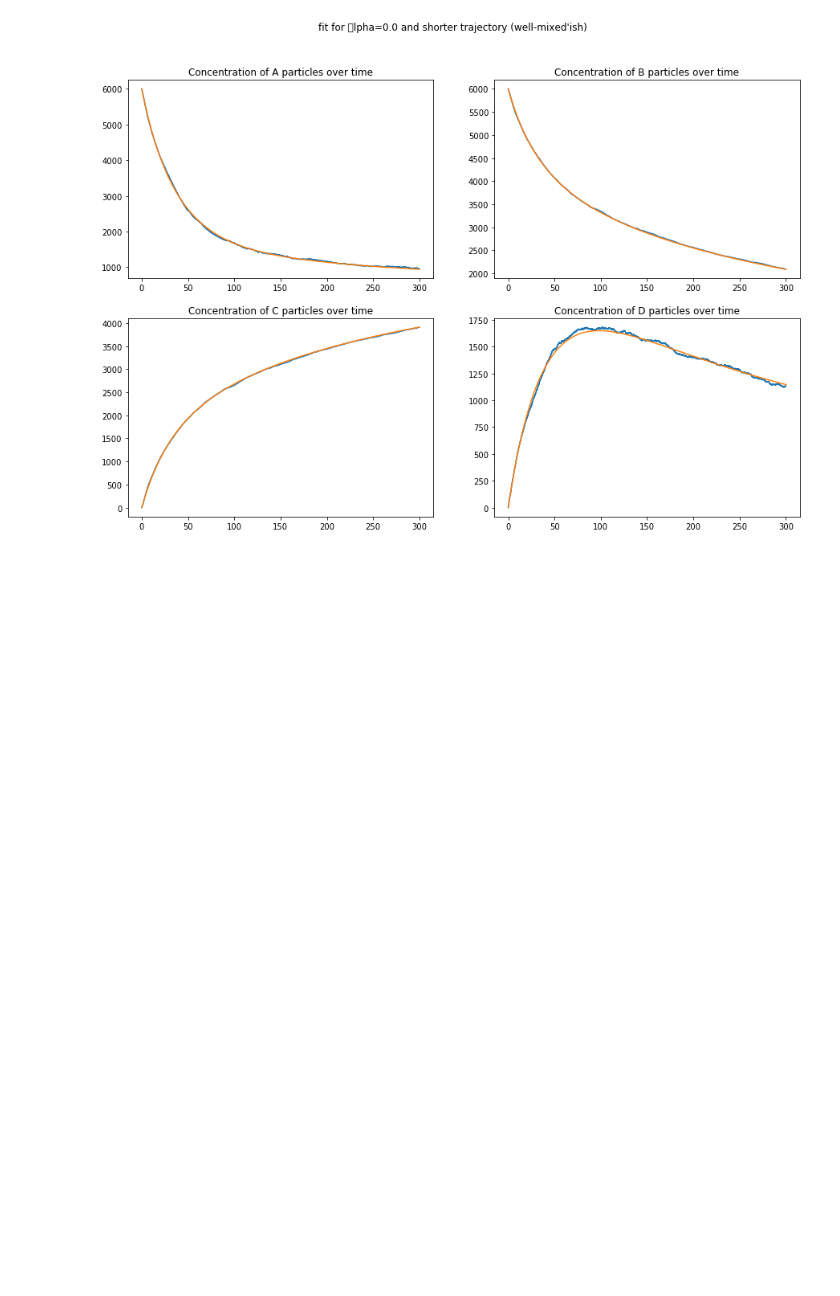
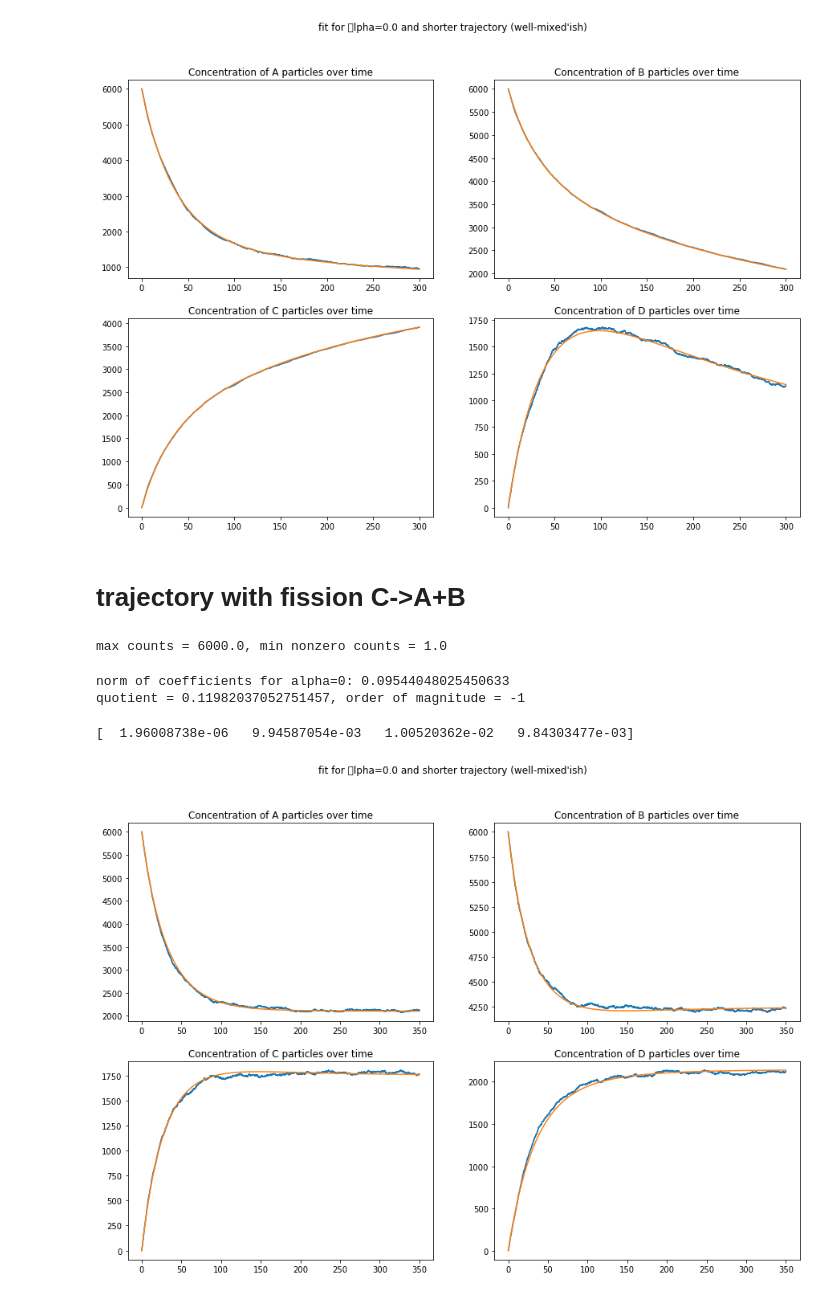
Before and after one commit to readdy/readdy_learn, a Jupyter notebook: analyze/find_lasso_parameter.ipynb, the cells around one changed output. Drawn from its saved outputs; the diff is of its cells as text; code cells hidden in the pictures; blank space fills up the shorter version.

```diff
--- a/analyze/find_lasso_parameter.ipynb
+++ b/analyze/find_lasso_parameter.ipynb
@@ -136,10 +123,10 @@ traj.add_conversion(3, 0) # D -> A
 traj.add_conversion(0, 2) # A -> C
 traj.add_conversion(1, 2) # B -> C
 traj.add_conversion(2, 3) # C -> D
-traj._update()
+traj.update()
 
 cv = pat.CV(traj)
-alpha = find_alpha(cv, n_grid_points=5, train_indices=range(0, traj.n_time_steps//4), test_indices=range(traj.n_time_steps//4, 2*traj.n_time_steps//4))
+alpha = cv.find_alpha(n_grid_points=5, train_indices=range(0, traj.n_time_steps//4), test_indices=range(traj.n_time_steps//4, 2*traj.n_time_steps//4))
 print("found alpha=%s" % alpha)
 xi = traj.estimate(0)
 # %% [output]
@@ -164,3 +151,52 @@ for i in range(traj.n_species):
 plt.show()
 # %% [output]
 [figure]
+# %% [markdown]
+# trajectory with fission C->A+B
+# %%
+traj = pat.Trajectory("../generate/simple_trajectory_3.h5")
+traj.counts = traj.counts[:70*500]
+traj.add_fusion(0, 1, 2)  # A + B -> C
+traj.add_fusion(0, 2, 3)  # A + C -> D
+traj.add_fusion(0, 3, 2)  # A + D -> C
+traj.add_fusion(1, 2, 3)  # B + C -> D
+traj.add_fission(2, 0, 1) # C -> A + B
+traj.add_fission(0, 1, 2) # A -> B + C
+traj.add_conversion(0, 1) # A -> B
+traj.add_conversion(0, 3) # A -> D
+traj.add_conversion(3, 0) # D -> A
+traj.add_conversion(0, 2) # A -> C
+traj.add_conversion(1, 2) # B -> C
+traj.add_conversion(2, 3) # C -> D
+traj.update()
+# %% [output]
+max counts = 6000.0, min nonzero counts = 1.0
+# %%
+cv = pat.CV(traj)
+alpha, cv_result = cv.find_alpha(return_cv_result=True, n_grid_points=6432, train_indices=range(0, traj.n_time_steps//3), test_indices=range(traj.n_time_steps//3, traj.n_time_steps))
+print("found alpha=%s" % alpha)
+# %% [output]
+norm of coefficients for alpha=0: 0.09544048025450633
+quotient = 0.11982037052751457, order of magnitude = -1
+# %%
+xi = traj.estimate(alpha)
+# %%
+print(xi)
+# %% [output]
+[  1.96008738e-06   9.94587054e-03   1.00520362e-02   9.84303477e-03]
+# %%
+def fun(data, _):
+    theta = np.array([f(data) for f in traj.thetas])
+    return np.matmul(xi, theta)
+f, ((ax1, ax2), (ax3, ax4)) = plt.subplots(nrows=2, ncols=2, figsize=(15, 10))
+f.suptitle("fit for \alpha=%s and shorter trajectory (well-mixed'ish)" % alpha)
+num_solution = odeint(fun, traj.counts[0], np.arange(0, traj.n_time_steps*.01, .01))
+axes = [ax1, ax2, ax3, ax4]
+labels=["A", "B", "C", "D"]
+for i in range(traj.n_species):
+    axes[i].plot(np.arange(0, traj.n_time_steps*.01, .01), traj.counts[:,i])
+    axes[i].plot(np.arange(0, traj.n_time_steps*.01, .01), num_solution[:, i])
+    axes[i].set_title("Concentration of %s particles over time" % labels[i])
+plt.show()
+# %% [output]
+[figure, added]
```
Also changed, not shown: parts of 2 cells of this notebook, 2 other files.
